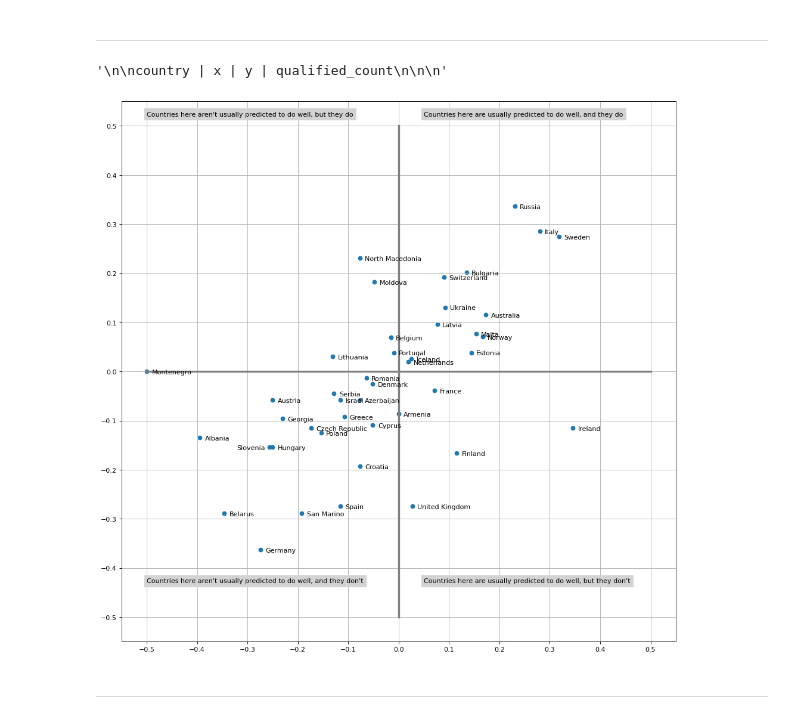
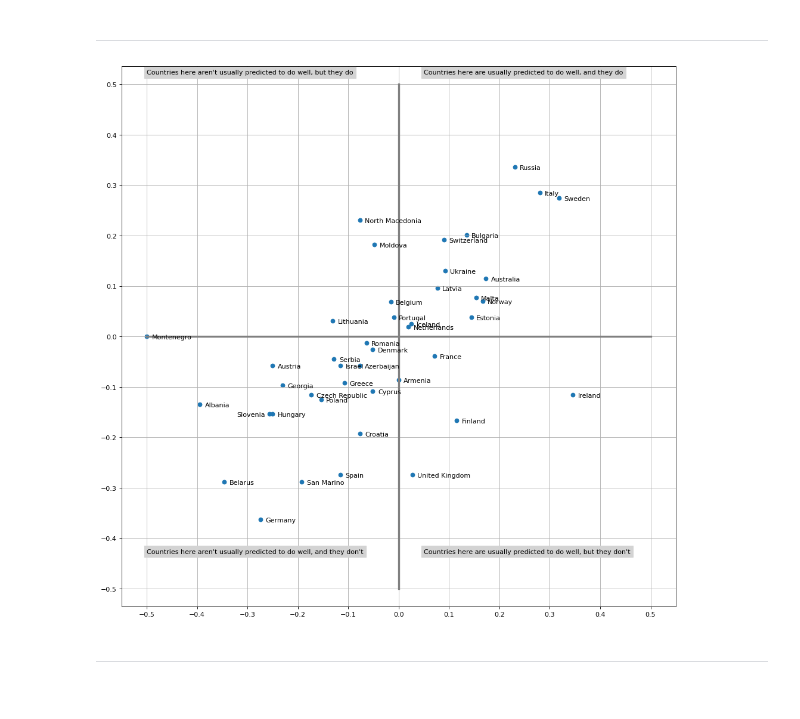
Before and after one commit to MarekMurumae/Eurovision-Betting-Odds, a Jupyter notebook: drafts/goal3.ipynb, the cells around one changed output. Drawn from its saved outputs; the diff is of its cells as text; code cells hidden in the pictures.

```diff
--- a/drafts/goal3.ipynb
+++ b/drafts/goal3.ipynb
@@ -90,15 +90,6 @@ data = data_copy
 [figure]
 # %% [markdown]
 ---
-# %%
-'''
-
-country | x | y | qualified_count
-
-
-'''
-# %% [output]
-'\n\ncountry | x | y | qualified_count\n\n\n'
 # %%
 # averages for years 2015-2022 (excluding 2020 - no contest!)
 
@@ -122,34 +113,35 @@ y = list(avg["reality_y"])
 
 countries.sort()
 countries.remove("Bosnia & Herzegovina") # never qualified
 n = list(countries)
 
 plt.scatter(x, y)
 
 for i, txt in enumerate(n):
     if txt != "Slovenia":
         plt.annotate(txt, (x[i] + 0.01, y[i] - 0.005))
     else:
         plt.annotate(txt, (x[i] - 0.065, y[i] - 0.005))
 
 plt.plot([-0.5, 0.5], [0, 0], color="gray", linewidth=3)
 plt.plot([0, 0], [-0.5, 0.5], color="gray", linewidth=3)
 
 plt.xticks(np.arange(-0.5, 0.51, 0.1))
 plt.yticks(np.arange(-0.5, 0.51, 0.1))
+plt.axis('equal')
 
 # information per quadrant
 
 # do well means do better than average ()
 plt.text(-0.5, 0.52, "Countries here aren't usually predicted to do well, but they do", backgroundcolor="lightgray")
 plt.text(0.05, 0.52, "Countries here are usually predicted to do well, and they do", backgroundcolor="lightgray")
 plt.text(-0.5, -0.43, "Countries here aren't usually predicted to do well, and they don't", backgroundcolor="lightgray")
 plt.text(0.05, -0.43, "Countries here are usually predicted to do well, but they don't", backgroundcolor="lightgray")
 
 plt.grid()
 plt.show()
 # %% [output]
-[figure, old version]
+[figure, new version]
 # %% [markdown]
 ---
 # %% [markdown]
```
